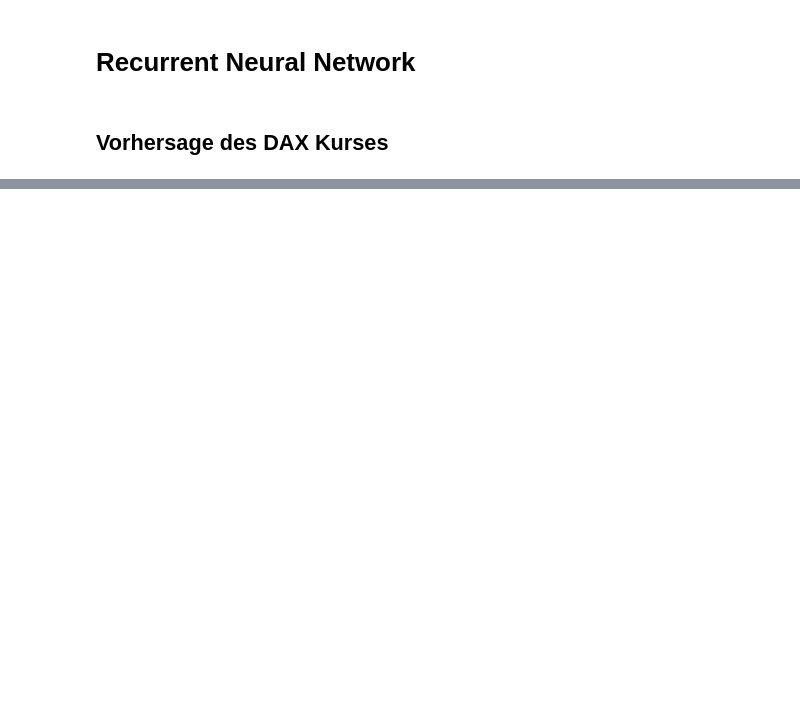
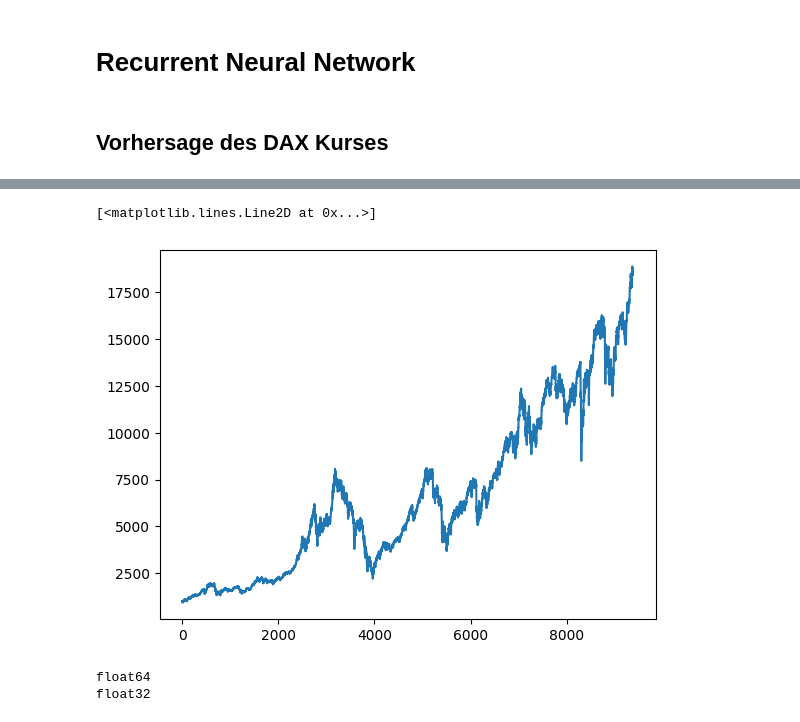
Before and after one commit to RiccardoDAndrea/Bachelor, a Jupyter notebook: main.ipynb, the cells around one changed output, grey strips where cells are left out. Drawn from its saved outputs; the diff is of its cells as text; code cells hidden in the pictures; blank space fills up the shorter version.

```diff
--- a/main.ipynb
+++ b/main.ipynb
@@ -625,0 +383,16 @@ X_train
+# %%
+dataframe = pd.read_csv("data/raw/^GDAXI.csv", usecols=[1])
+dataframe = dataframe.dropna()
+plt.plot(dataframe)
+# %% [output]
+[<matplotlib.lines.Line2D at 0x...>]
+[figure, added]
+# %%
+#Convert pandas dataframe to numpy array
+dataset = dataframe.values
+print(dataset.dtype)
+dataset = dataset.astype('float32') #COnvert values to float
+print(dataset.dtype)
+# %% [output]
+float64
+float32
```
Also changed, not shown: parts of 56 cells of this notebook, 1 other file.
